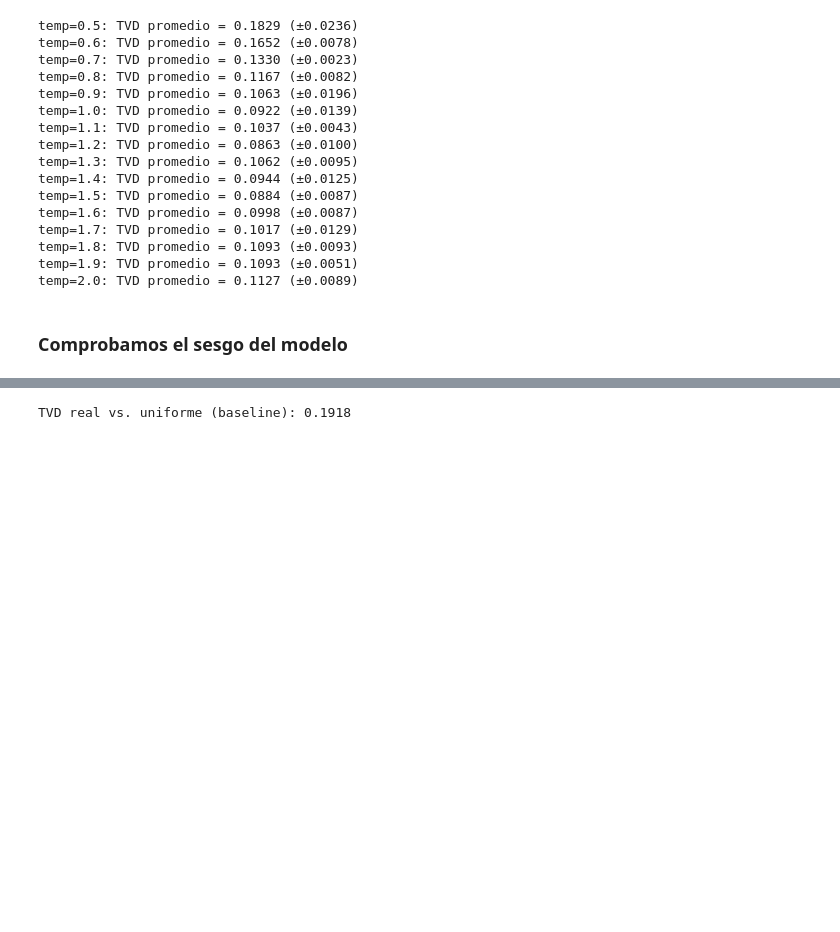
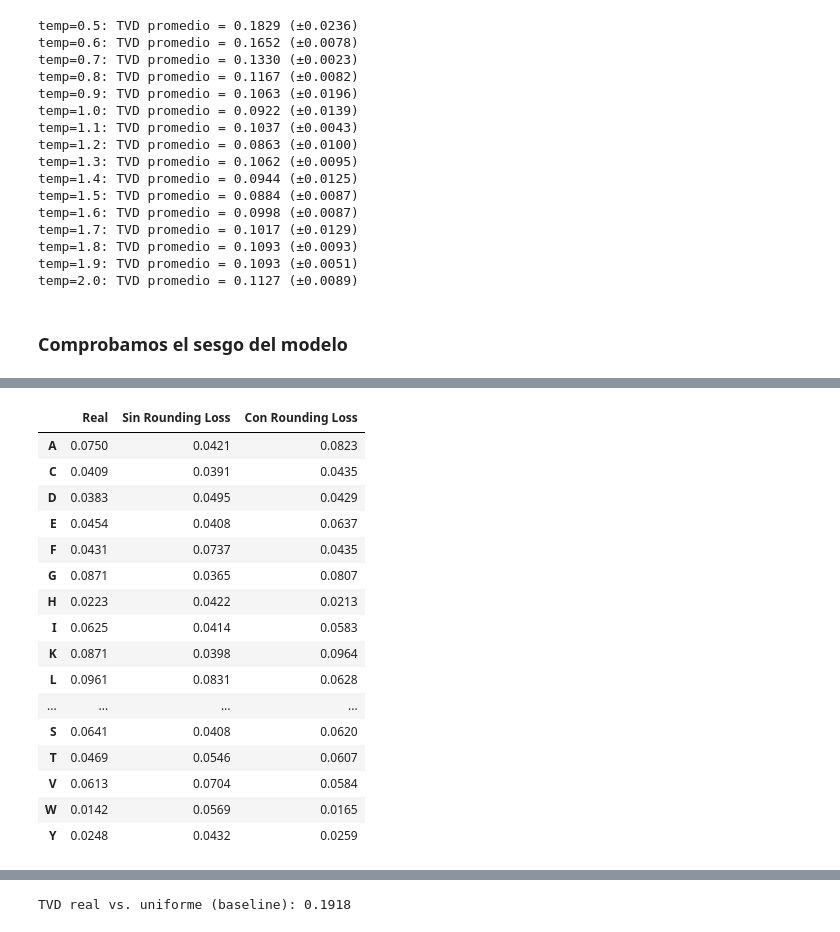
Before and after one commit to Nikolexion/GenerativeDeepLearning, a Jupyter notebook: GDL.ipynb, the cells around one changed output, grey strips where cells are left out. Cells and saved outputs as stored; diff of their text form; code cells hidden in the pictures; blank space fills up the shorter version.

```diff
--- a/GDL.ipynb
+++ b/GDL.ipynb
@@ -568,0 +646,12 @@ Checkpoint encontrado, retomando desde epoch 3000
+# %%
+checkpoint_b = f"{PROC_DIR}/checkpoint_baseline.pt"
+
+ckpt_b = torch.load(checkpoint_b, map_location=device)
+
+embedding_layer.load_state_dict(ckpt_b["embedding"])
+denoise_net.load_state_dict(ckpt_b["denoise_net"])
+
+denoise_net.eval()
+
+print("Modelo B cargado correctamente.")
+print("Última época:", ckpt_b["epoch"])
@@ -816,0 +999,54 @@ temp=2.0: TVD promedio = 0.1127 (±0.0089)
+# %%
+from collections import Counter
+import pandas as pd
+import numpy as np
+
+def evaluar_generacion(secuencias, comp_real):
+    # Composición de aminoácidos
+    comp = composicion(secuencias)
+
+    # Total Variation Distance
+    tvd = sum(
+        abs(comp[aa] - comp_real[aa])
+        for aa in AMINOACIDOS
+    ) / 2
+
+    # Diversidad
+    unicas = len(set(secuencias))
+    porcentaje_unicas = 100 * unicas / len(secuencias)
+
+    # Longitud
+    longitudes = [len(s) for s in secuencias]
+
+    return {
+        "TVD": tvd,
+        "Secuencias únicas": unicas,
+        "Porcentaje únicas (%)": porcentaje_unicas,
+        "Longitud promedio": np.mean(longitudes),
+        "Longitud mínima": np.min(longitudes),
+        "Longitud máxima": np.max(longitudes),
+        "Composición": comp
+    }
+
+
+# Evaluar ambos modelos
+res_sin = evaluar_generacion(secs_sin_round, comp_real)
+res_con = evaluar_generacion(secs_con_round, comp_real)
+
+# Tabla comparativa
+df_comparacion_round = pd.DataFrame([
+    {k: v for k, v in res_sin.items() if k != "Composición"},
+    {k: v for k, v in res_con.items() if k != "Composición"}
+], index=["Sin Rounding Loss", "Con Rounding Loss"])
+
+display(df_comparacion_round.round(4))
+
+# Comparación de composición
+df_composicion_round = pd.DataFrame({
+    "Real": [comp_real[aa] for aa in AMINOACIDOS],
+    "Sin Rounding Loss": [res_sin["Composición"][aa] for aa in AMINOACIDOS],
+    "Con Rounding Loss": [res_con["Composición"][aa] for aa in AMINOACIDOS]
+}, index=list(AMINOACIDOS))
+
+display(df_composicion_round.round(4))
+# %% [output]
@@ -816,0 +1056,17 @@ temp=2.0: TVD promedio = 0.1127 (±0.0089)
+|  | Real | Sin Rounding Loss | Con Rounding Loss |
+| A | 0.0750 | 0.0421 | 0.0823 |
+| C | 0.0409 | 0.0391 | 0.0435 |
+| D | 0.0383 | 0.0495 | 0.0429 |
+| E | 0.0454 | 0.0408 | 0.0637 |
+| F | 0.0431 | 0.0737 | 0.0435 |
+| G | 0.0871 | 0.0365 | 0.0807 |
+| H | 0.0223 | 0.0422 | 0.0213 |
+| I | 0.0625 | 0.0414 | 0.0583 |
+| K | 0.0871 | 0.0398 | 0.0964 |
+| L | 0.0961 | 0.0831 | 0.0628 |
+| ... | ... | ... | ... |
+| S | 0.0641 | 0.0408 | 0.0620 |
+| T | 0.0469 | 0.0546 | 0.0607 |
+| V | 0.0613 | 0.0704 | 0.0584 |
+| W | 0.0142 | 0.0569 | 0.0165 |
+| Y | 0.0248 | 0.0432 | 0.0259 |
```
Also changed, not shown: parts of 43 cells of this notebook.
